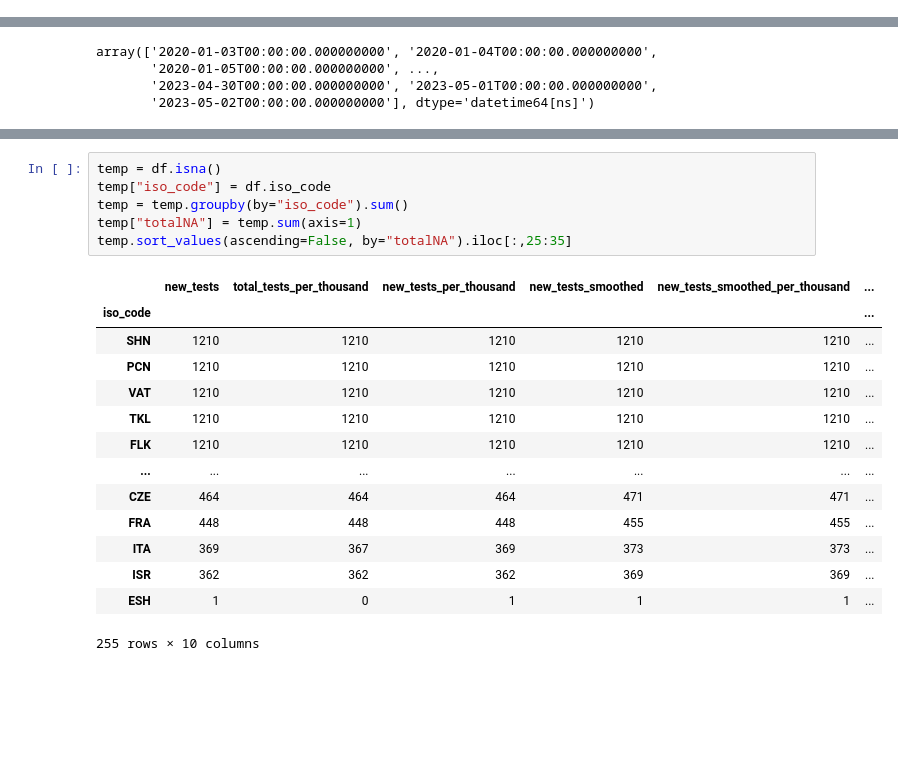
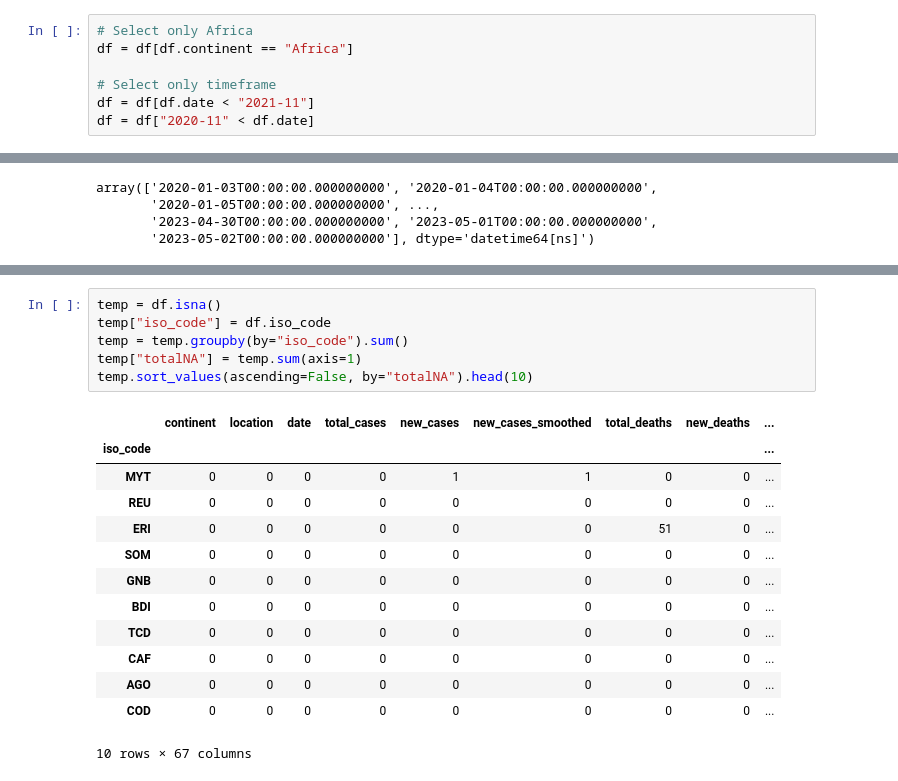
Before and after one commit to f-krause/veda_23_covid_dashboard, a Jupyter notebook: EDA.ipynb, the cells around one changed output, grey strips where cells are left out. Drawn from its saved outputs; the diff is of its cells as text; blank space fills up the shorter version.

```diff
--- a/EDA.ipynb
+++ b/EDA.ipynb
@@ -20,5 +21,12 @@ df
 | 306323 | ZWE | Africa | Zimbabwe | 2023-04-25 | 264639.0 | 0.0 | 3.714 | 5685.0 | ... |
 | 306324 | ZWE | Africa | Zimbabwe | 2023-04-26 | 264639.0 | 0.0 | 2.857 | 5685.0 | ... |
 306325 rows × 67 columns
+# %%
+# Select only Africa
+df = df[df.continent == "Africa"]
+
+# Select only timeframe
+df = df[df.date < "2021-11"]
+df = df["2020-11" < df.date]
 # %%
 # Sample country
@@ -82,21 +142,20 @@ array(['2020-01-03T00:00:00.000000000', '2020-01-04T00:00:00.000000000',
 # %%
 temp = df.isna()
 temp["iso_code"] = df.iso_code
 temp = temp.groupby(by="iso_code").sum()
 temp["totalNA"] = temp.sum(axis=1)
-temp.sort_values(ascending=False, by="totalNA").iloc[:,25:35]
+temp.sort_values(ascending=False, by="totalNA").head(10)
 # %% [output]
-|  | new_tests | total_tests_per_thousand | new_tests_per_thousand | new_tests_smoothed | new_tests_smoothed_per_thousand | ... |
-| iso_code |  |  |  |  |  | ... |
-| SHN | 1210 | 1210 | 1210 | 1210 | 1210 | ... |
-| PCN | 1210 | 1210 | 1210 | 1210 | 1210 | ... |
-| VAT | 1210 | 1210 | 1210 | 1210 | 1210 | ... |
-| TKL | 1210 | 1210 | 1210 | 1210 | 1210 | ... |
-| FLK | 1210 | 1210 | 1210 | 1210 | 1210 | ... |
-| ... | ... | ... | ... | ... | ... | ... |
-| CZE | 464 | 464 | 464 | 471 | 471 | ... |
-| FRA | 448 | 448 | 448 | 455 | 455 | ... |
-| ITA | 369 | 367 | 369 | 373 | 373 | ... |
-| ISR | 362 | 362 | 362 | 369 | 369 | ... |
-| ESH | 1 | 0 | 1 | 1 | 1 | ... |
+|  | continent | location | date | total_cases | new_cases | new_cases_smoothed | total_deaths | new_deaths | ... |
+| iso_code |  |  |  |  |  |  |  |  | ... |
+| MYT | 0 | 0 | 0 | 0 | 1 | 1 | 0 | 0 | ... |
+| REU | 0 | 0 | 0 | 0 | 0 | 0 | 0 | 0 | ... |
+| ERI | 0 | 0 | 0 | 0 | 0 | 0 | 51 | 0 | ... |
+| SOM | 0 | 0 | 0 | 0 | 0 | 0 | 0 | 0 | ... |
+| GNB | 0 | 0 | 0 | 0 | 0 | 0 | 0 | 0 | ... |
+| BDI | 0 | 0 | 0 | 0 | 0 | 0 | 0 | 0 | ... |
+| TCD | 0 | 0 | 0 | 0 | 0 | 0 | 0 | 0 | ... |
+| CAF | 0 | 0 | 0 | 0 | 0 | 0 | 0 | 0 | ... |
+| AGO | 0 | 0 | 0 | 0 | 0 | 0 | 0 | 0 | ... |
+| COD | 0 | 0 | 0 | 0 | 0 | 0 | 0 | 0 | ... |
-255 rows × 10 columns
+10 rows × 67 columns
```
Also changed, not shown: parts of 15 cells of this notebook.
